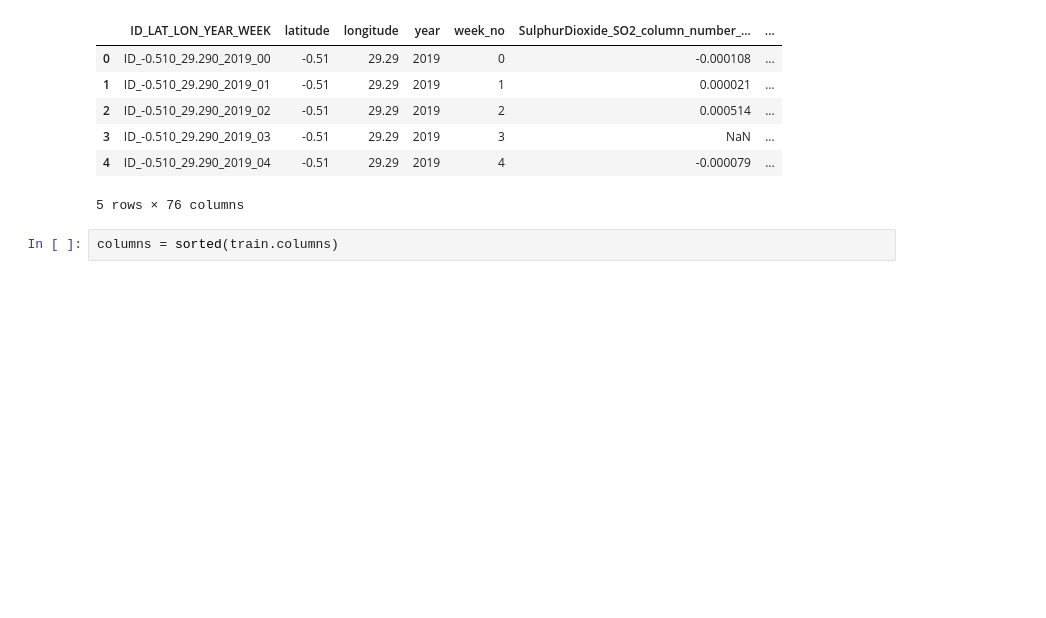
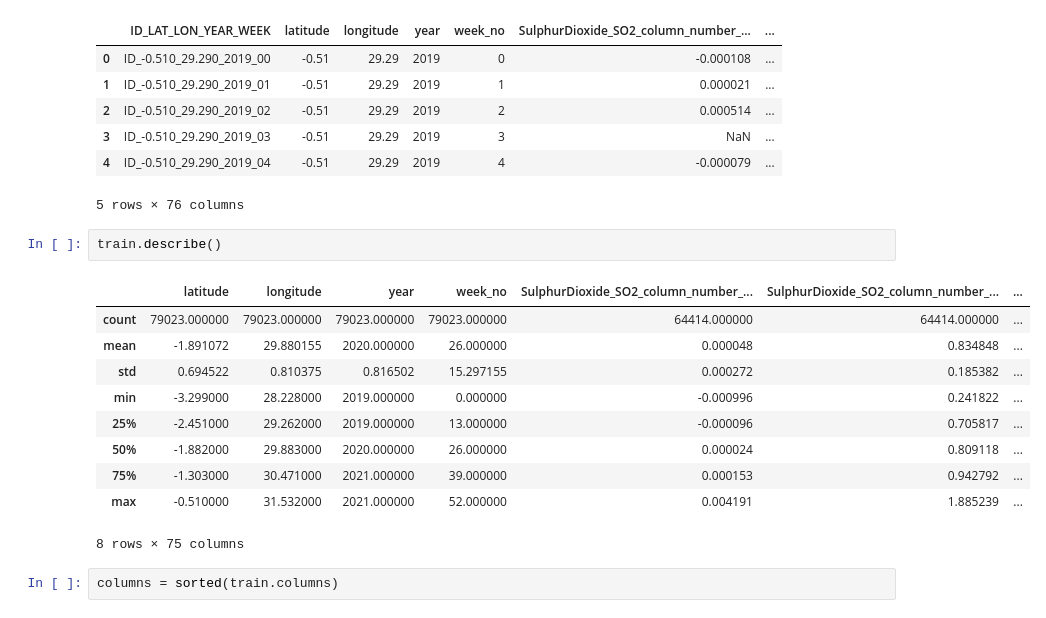
Before and after one commit to yudavid0611/kaggle-co2, a Jupyter notebook: dev/eda/eda.ipynb, the cells around one changed output. Cells and saved outputs as stored; diff of their text form; blank space fills up the shorter version.

```diff
--- a/dev/eda/eda.ipynb
+++ b/dev/eda/eda.ipynb
@@ -19,6 +20,19 @@ train.head()
 | 3 | ID_-0.510_29.290_2019_03 | -0.51 | 29.29 | 2019 | 3 | NaN | ... |
 | 4 | ID_-0.510_29.290_2019_04 | -0.51 | 29.29 | 2019 | 4 | -0.000079 | ... |
 5 rows × 76 columns
+# %%
+train.describe()
+# %% [output]
+|  | latitude | longitude | year | week_no | SulphurDioxide_SO2_column_number_... | SulphurDioxide_SO2_column_number_... | ... |
+| count | 79023.000000 | 79023.000000 | 79023.000000 | 79023.000000 | 64414.000000 | 64414.000000 | ... |
+| mean | -1.891072 | 29.880155 | 2020.000000 | 26.000000 | 0.000048 | 0.834848 | ... |
+| std | 0.694522 | 0.810375 | 0.816502 | 15.297155 | 0.000272 | 0.185382 | ... |
+| min | -3.299000 | 28.228000 | 2019.000000 | 0.000000 | -0.000996 | 0.241822 | ... |
+| 25% | -2.451000 | 29.262000 | 2019.000000 | 13.000000 | -0.000096 | 0.705817 | ... |
+| 50% | -1.882000 | 29.883000 | 2020.000000 | 26.000000 | 0.000024 | 0.809118 | ... |
+| 75% | -1.303000 | 30.471000 | 2021.000000 | 39.000000 | 0.000153 | 0.942792 | ... |
+| max | -0.510000 | 31.532000 | 2021.000000 | 52.000000 | 0.004191 | 1.885239 | ... |
+8 rows × 75 columns
 # %%
 columns = sorted(train.columns)
 # %%
```
Also changed, not shown: parts of 7 cells of this notebook, 6 other files.
